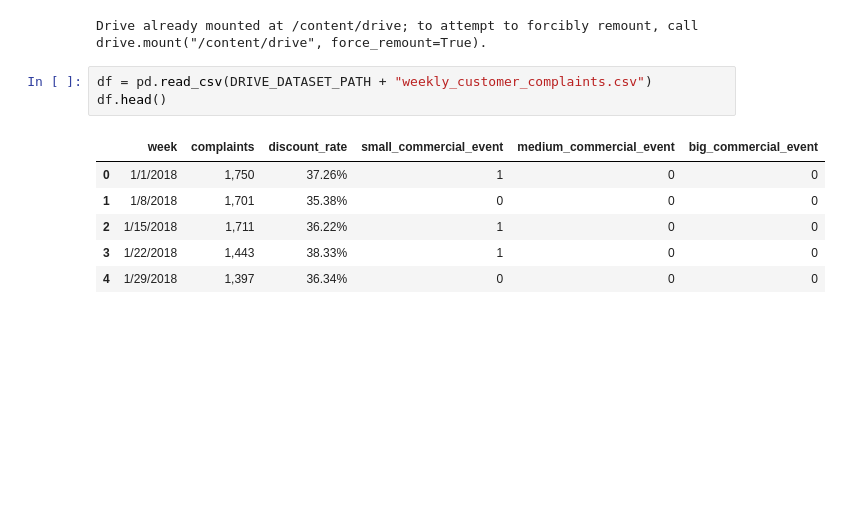
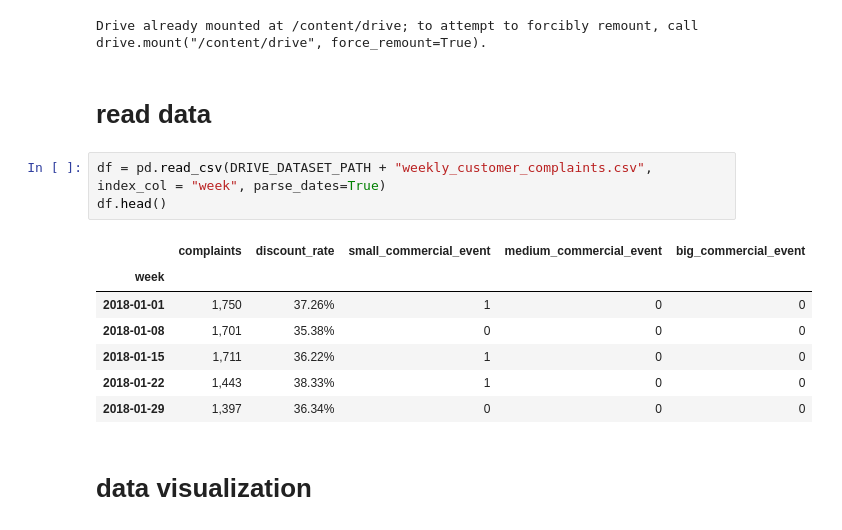
Before and after one commit to rizaho/ml_for_financial_analysis, a Jupyter notebook: 201_2_Holt_Winters_Exponential_Smoothing.ipynb, the cells around one changed output. Drawn from its saved outputs; the diff is of its cells as text; blank space fills up the shorter version.

```diff
--- a/201_2_Holt_Winters_Exponential_Smoothing.ipynb
+++ b/201_2_Holt_Winters_Exponential_Smoothing.ipynb
@@ -32,13 +32,18 @@ DATA_SUB_INTRO = "Exponential Smoothing and Holt Winters"
 DRIVE_DATASET_PATH = "/content/drive/My Drive/Colab Notebooks/" + DATA_ROOT_PATH + "/" + DATA_SUB_INTRO + "/"
 # %% [output]
 Drive already mounted at /content/drive; to attempt to forcibly remount, call drive.mount("/content/drive", force_remount=True).
+# %% [markdown]
+# read data
 # %%
-df = pd.read_csv(DRIVE_DATASET_PATH + "weekly_customer_complaints.csv")
+df = pd.read_csv(DRIVE_DATASET_PATH + "weekly_customer_complaints.csv", index_col = "week", parse_dates=True)
 df.head()
 # %% [output]
-|  | week | complaints | discount_rate | small_commercial_event | medium_commercial_event | big_commercial_event |
-| 0 | 1/1/2018 | 1,750 | 37.26% | 1 | 0 | 0 |
-| 1 | 1/8/2018 | 1,701 | 35.38% | 0 | 0 | 0 |
-| 2 | 1/15/2018 | 1,711 | 36.22% | 1 | 0 | 0 |
-| 3 | 1/22/2018 | 1,443 | 38.33% | 1 | 0 | 0 |
-| 4 | 1/29/2018 | 1,397 | 36.34% | 0 | 0 | 0 |
+|  | complaints | discount_rate | small_commercial_event | medium_commercial_event | big_commercial_event |
+| week |  |  |  |  |  |
+| 2018-01-01 | 1,750 | 37.26% | 1 | 0 | 0 |
+| 2018-01-08 | 1,701 | 35.38% | 0 | 0 | 0 |
+| 2018-01-15 | 1,711 | 36.22% | 1 | 0 | 0 |
+| 2018-01-22 | 1,443 | 38.33% | 1 | 0 | 0 |
+| 2018-01-29 | 1,397 | 36.34% | 0 | 0 | 0 |
+# %% [markdown]
+# data visualization
```
Also changed, not shown: parts of 17 cells of this notebook.
